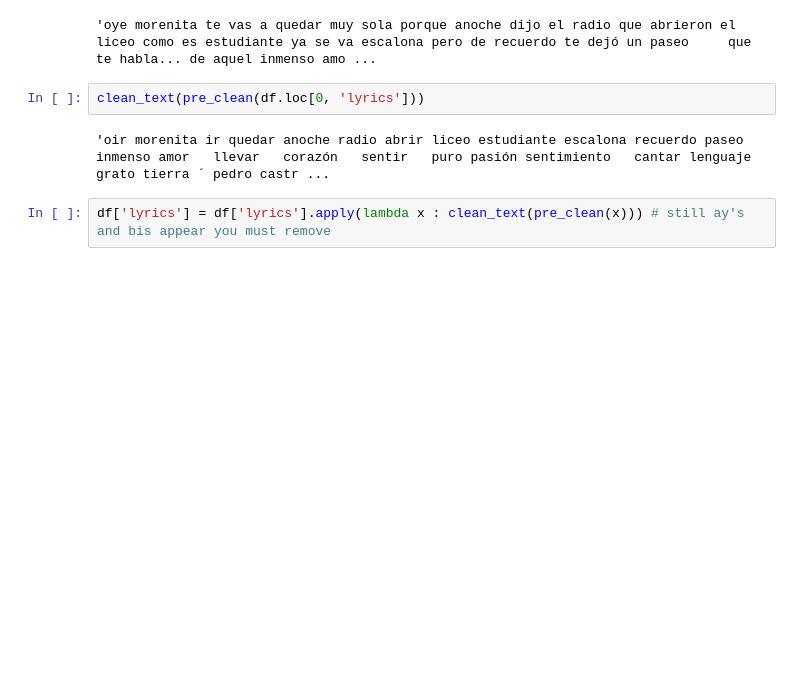
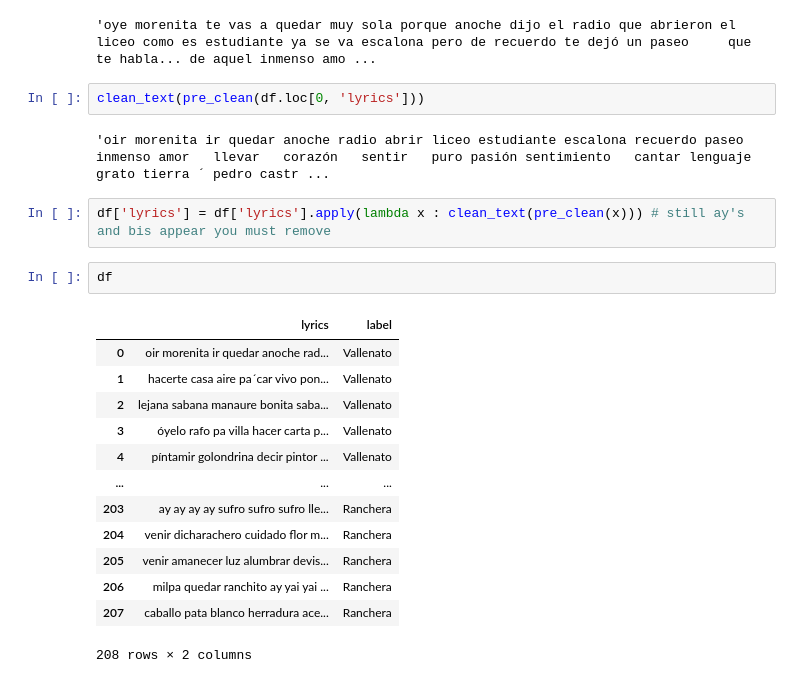
Before and after one commit to it-ces/PUBLIC-AI, a Jupyter notebook: NLP/lyrics_nlp(ai_page).ipynb, the cells around one changed output. Cells and saved outputs as stored; diff of their text form; blank space fills up the shorter version.

```diff
--- a/NLP/lyrics_nlp(ai_page).ipynb
+++ b/NLP/lyrics_nlp(ai_page).ipynb
@@ -256,6 +256,22 @@ clean_text(pre_clean(df.loc[0, 'lyrics']))
 'oir morenita ir quedar anoche radio abrir liceo estudiante escalona recuerdo paseo      inmenso amor   llevar   corazón   sentir   puro pasión sentimiento   cantar lenguaje grato tierra ´ pedro castr ...
 # %%
 df['lyrics'] = df['lyrics'].apply(lambda x : clean_text(pre_clean(x))) # still ay's and bis appear you must remove
+# %%
+df
+# %% [output]
+|  | lyrics | label |
+| 0 | oir morenita ir quedar anoche rad... | Vallenato |
+| 1 | hacerte casa aire pa´car vivo pon... | Vallenato |
+| 2 | lejana sabana manaure bonita saba... | Vallenato |
+| 3 | óyelo rafo pa villa hacer carta p... | Vallenato |
+| 4 | píntamir golondrina decir pintor ... | Vallenato |
+| ... | ... | ... |
+| 203 | ay ay ay ay sufro sufro sufro lle... | Ranchera |
+| 204 | venir dicharachero cuidado flor m... | Ranchera |
+| 205 | venir amanecer luz alumbrar devis... | Ranchera |
+| 206 | milpa quedar ranchito ay yai yai ... | Ranchera |
+| 207 | caballo pata blanco herradura ace... | Ranchera |
+208 rows × 2 columns
 # %%
 vectorizer = CountVectorizer()  # Using CountVectorizer instead of TF-IDF #token counts..
 
```
Also changed, not shown: parts of 3 cells of this notebook.
